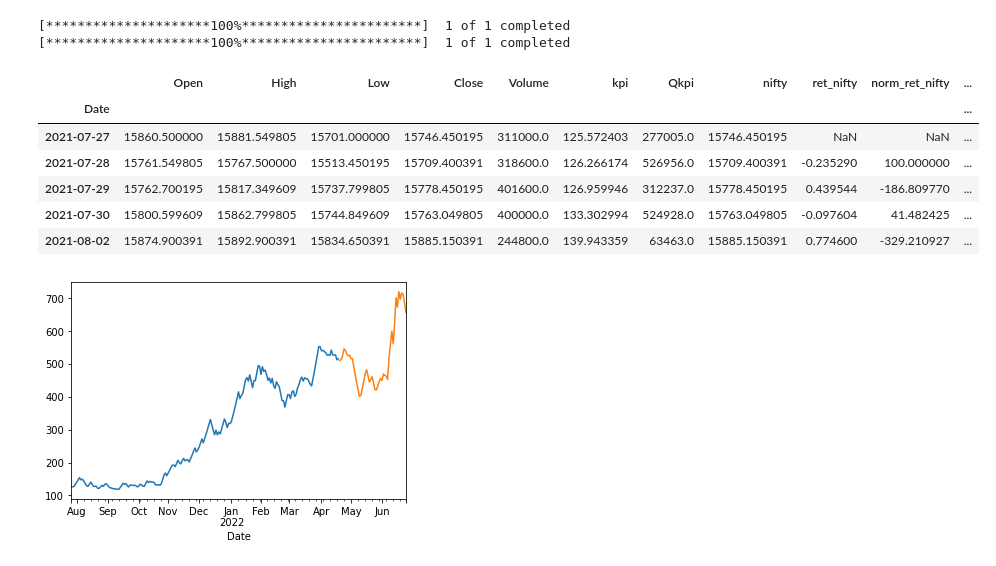
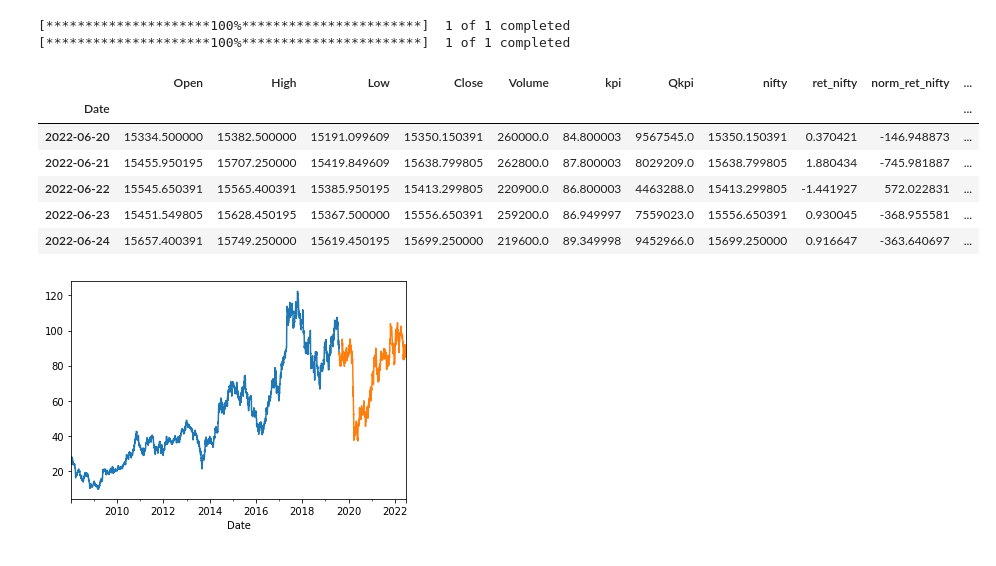
Before and after one commit to vvvipindsm/Interview, a Jupyter notebook: playground.ipynb, the cells around one changed output. Saved outputs shown, nothing was run; the diff lists cells and outputs as text; code cells hidden in the pictures.

```diff
--- a/playground.ipynb
+++ b/playground.ipynb
@@ -28,7 +31,7 @@ Requirement already satisfied: urllib3<1.27,>=1.21.1 in /usr/local/lib/python3.7
 # %%
-nifty_raw_data = yfinance.download (tickers = "^NSEI", start = "2000-01-08",
+nifty_raw_data = yfinance.download (tickers = "^NSEI", start = "2008-01-08",
                               end = "2022-06-27", interval = "1d", group_by = 'ticker', auto_adjust = True, treads = True)
-stocks_raw_data = yfinance.download (tickers = "KPIGREEN.NS", start = "2000-01-08",
+stocks_raw_data = yfinance.download (tickers = "FEDERALBNK.NS", start = "2008-01-08",
                               end = "2022-06-27", interval = "1d", group_by = 'ticker', auto_adjust = True, treads = True)
 # %% [output]
 [*********************100%***********************]  1 of 1 completed
@@ -36,38 +60,38 @@ stocks_raw_data = yfinance.download (tickers = "KPIGREEN.NS", start = "2000-01-0
 # %%
 df_comp = nifty_raw_data.copy()
 df_stock = stocks_raw_data.copy()
 
 df_stock=df_stock.asfreq('b')
 df_stock=df_stock.fillna(method='ffill')
 
 df_comp=df_comp.asfreq('b')
 df_comp=df_comp.fillna(method='ffill')
 df_comp = df_comp[-len(df_stock):]
 df_comp['kpi'] = df_stock.Close[:]
 df_comp['Qkpi'] = df_stock.Volume[:]
 df_comp['nifty'] = df_comp.Close[:]
 
 df_comp['ret_nifty'] = df_comp.nifty.pct_change(1).mul(100)
 df_comp['norm_ret_nifty'] = df_comp.ret_nifty.div(df_comp.ret_nifty[1])*100
 
 # # kpi
 df_comp['ret_kpi'] = df_comp.kpi.pct_change(1).mul(100)
 df_comp['norm_ret_kpi'] = df_comp.ret_kpi.div(df_comp.ret_kpi[1])*100
 
 # # kpi volumn
 df_comp['ret_Qkpi'] = df_comp.Qkpi.pct_change(1).mul(100)
 df_comp['norm_ret_Qkpi'] = df_comp.ret_Qkpi.div(df_comp.ret_Qkpi[1])*100
 
 
-df_comp.head()
+df_comp.tail()
 # %% [output]
 |  | Open | High | Low | Close | Volume | kpi | Qkpi | nifty | ret_nifty | norm_ret_nifty | ... |
 | Date |  |  |  |  |  |  |  |  |  |  | ... |
-| 2021-07-27 | 15860.500000 | 15881.549805 | 15701.000000 | 15746.450195 | 311000.0 | 125.572403 | 277005.0 | 15746.450195 | NaN | NaN | ... |
-| 2021-07-28 | 15761.549805 | 15767.500000 | 15513.450195 | 15709.400391 | 318600.0 | 126.266174 | 526956.0 | 15709.400391 | -0.235290 | 100.000000 | ... |
-| 2021-07-29 | 15762.700195 | 15817.349609 | 15737.799805 | 15778.450195 | 401600.0 | 126.959946 | 312237.0 | 15778.450195 | 0.439544 | -186.809770 | ... |
-| 2021-07-30 | 15800.599609 | 15862.799805 | 15744.849609 | 15763.049805 | 400000.0 | 133.302994 | 524928.0 | 15763.049805 | -0.097604 | 41.482425 | ... |
-| 2021-08-02 | 15874.900391 | 15892.900391 | 15834.650391 | 15885.150391 | 244800.0 | 139.943359 | 63463.0 | 15885.150391 | 0.774600 | -329.210927 | ... |
+| 2022-06-20 | 15334.500000 | 15382.500000 | 15191.099609 | 15350.150391 | 260000.0 | 84.800003 | 9567545.0 | 15350.150391 | 0.370421 | -146.948873 | ... |
+| 2022-06-21 | 15455.950195 | 15707.250000 | 15419.849609 | 15638.799805 | 262800.0 | 87.800003 | 8029209.0 | 15638.799805 | 1.880434 | -745.981887 | ... |
+| 2022-06-22 | 15545.650391 | 15565.400391 | 15385.950195 | 15413.299805 | 220900.0 | 86.800003 | 4463288.0 | 15413.299805 | -1.441927 | 572.022831 | ... |
+| 2022-06-23 | 15451.549805 | 15628.450195 | 15367.500000 | 15556.650391 | 259200.0 | 86.949997 | 7559023.0 | 15556.650391 | 0.930045 | -368.955581 | ... |
+| 2022-06-24 | 15657.400391 | 15749.250000 | 15619.450195 | 15699.250000 | 219600.0 | 89.349998 | 9452966.0 | 15699.250000 | 0.916647 | -363.640697 | ... |
 # %%
 
 
@@ -83,7 +107,7 @@ train['kpi'].plot()
 valid['kpi'].plot()
 plt.show()
 # %% [output]
-[figure, old version]
+[figure, new version]
 # %%
 #building the model
 !pip install pmdarima
```
Also changed, not shown: parts of 8 cells of this notebook.
